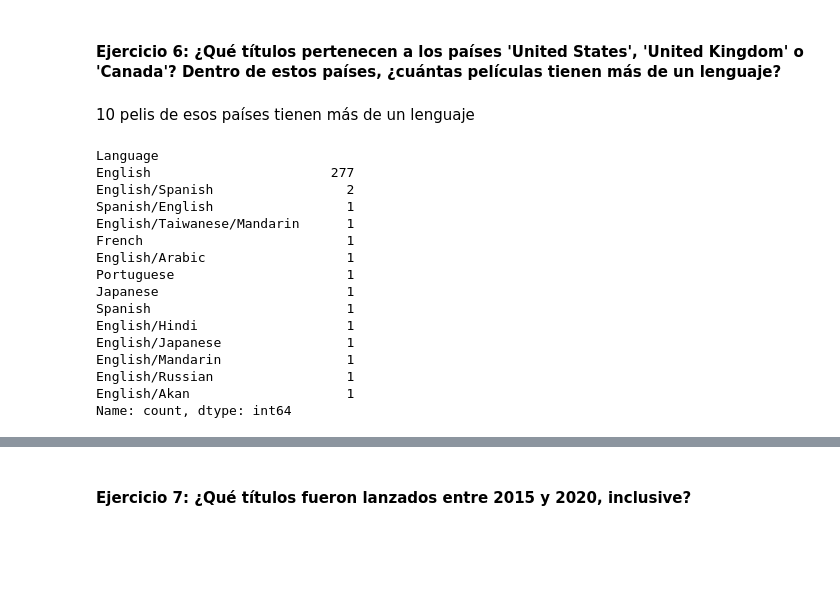
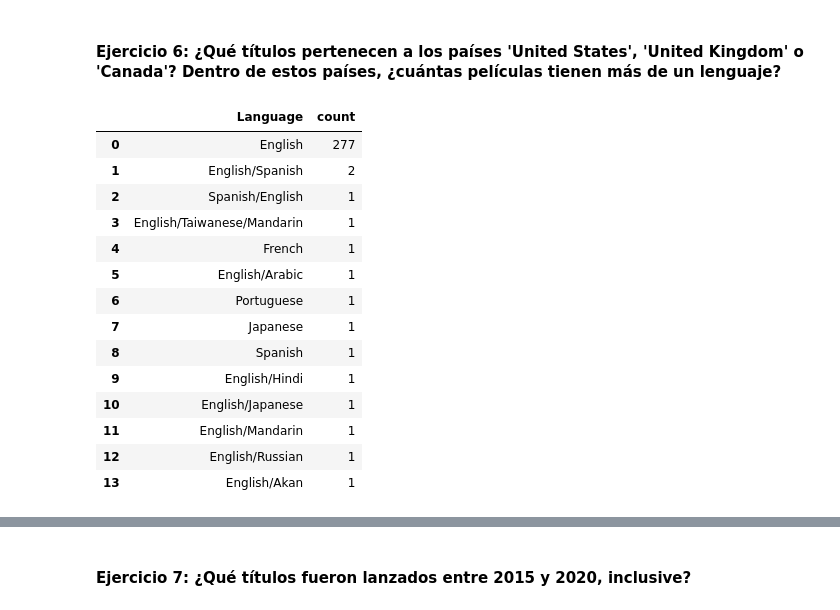
Before and after one commit to Gabijc/Laboratorio_Filtrado_Datos_Pandas, a Jupyter notebook: laboratorio-modulo2-leccion05-filtrado.ipynb, the cells around one changed output, grey strips where cells are left out. Saved outputs shown, nothing was run; the diff lists cells and outputs as text; code cells hidden in the pictures; blank space fills up the shorter version.

```diff
--- a/laboratorio-modulo2-leccion05-filtrado.ipynb
+++ b/laboratorio-modulo2-leccion05-filtrado.ipynb
@@ -139,26 +180,27 @@ df_directores.shape
 (13, 18)
 # %% [markdown]
 #### Ejercicio 6: ¿Qué títulos pertenecen a los países 'United States', 'United Kingdom' o 'Canada'? Dentro de estos países, ¿cuántas películas tienen más de un lenguaje?
-# %% [markdown]
-10 pelis de esos países tienen más de un lenguaje
 # %%
+# Aplicamos el filtro de los países
 pelis_paises = netflix_final[netflix_final["country"].isin(["United States", "United Kingdom", "Canada"])]
-
-pelis_paises["Language"].value_counts()
+# Vemos que lenguajes hay disponibles en estos lenguajes junto al número de veces que aparece cada uno.
+lenguajes_paises = pelis_paises["Language"].value_counts()
+lenguajes_paises_df = pd.DataFrame(lenguajes_paises).reset_index()
+lenguajes_paises_df
+# Sacamos los lenguajes de cada país con la cuenta de veces que aparecen.
 # %% [output]
-Language
-English                       277
-English/Spanish                 2
-Spanish/English                 1
-English/Taiwanese/Mandarin      1
-French                          1
-English/Arabic                  1
-Portuguese                      1
-Japanese                        1
-Spanish                         1
-English/Hindi                   1
-English/Japanese                1
-English/Mandarin                1
-English/Russian                 1
-English/Akan                    1
-Name: count, dtype: int64
+|  | Language | count |
+| 0 | English | 277 |
+| 1 | English/Spanish | 2 |
+| 2 | Spanish/English | 1 |
+| 3 | English/Taiwanese/Mandarin | 1 |
+| 4 | French | 1 |
+| 5 | English/Arabic | 1 |
+| 6 | Portuguese | 1 |
+| 7 | Japanese | 1 |
+| 8 | Spanish | 1 |
+| 9 | English/Hindi | 1 |
+| 10 | English/Japanese | 1 |
+| 11 | English/Mandarin | 1 |
+| 12 | English/Russian | 1 |
+| 13 | English/Akan | 1 |
```
Also changed, not shown: parts of 27 cells of this notebook, 1 other file.
